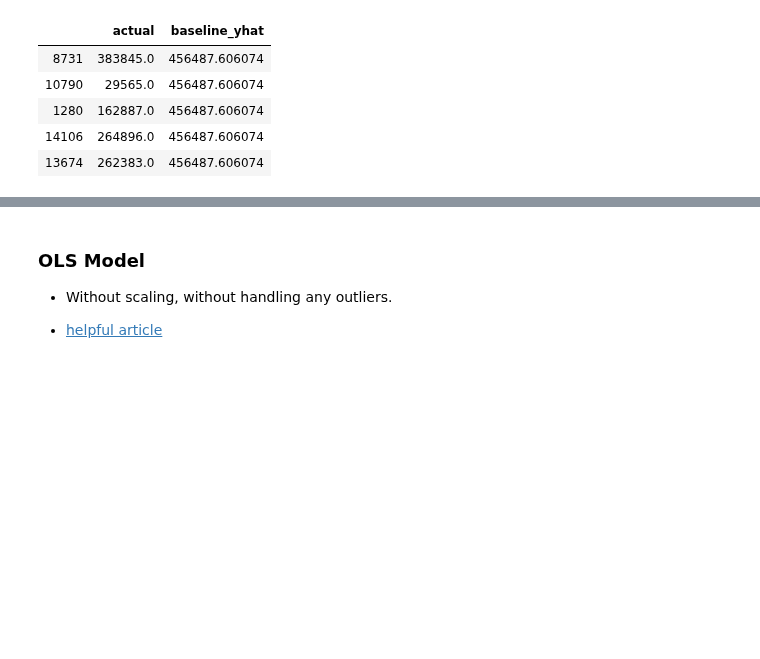
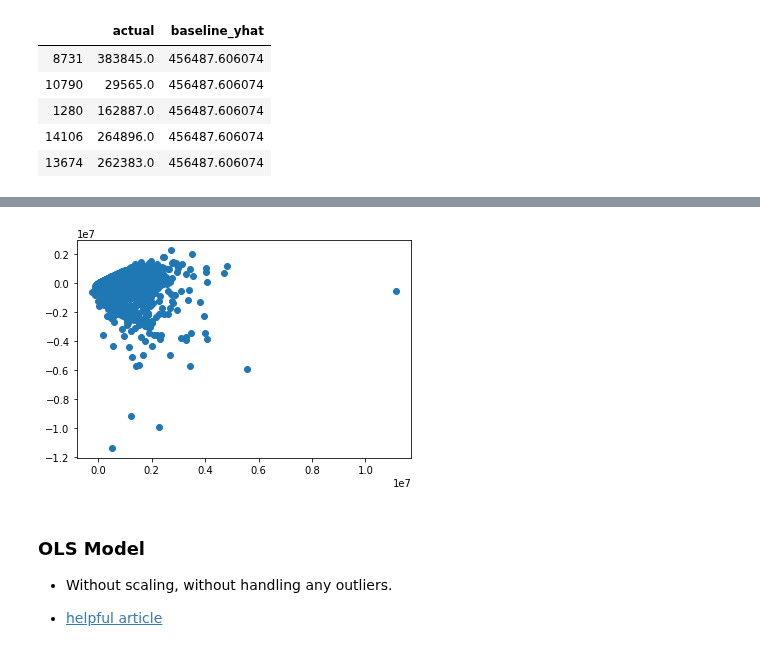
Before and after one commit to faithkane3/zillow_project, a Jupyter notebook: zillow_project_walkthrough.ipynb, the cells around one changed output, grey strips where cells are left out. Saved outputs shown, nothing was run; the diff lists cells and outputs as text; code cells hidden in the pictures; blank space fills up the shorter version.

```diff
--- a/zillow_project_walkthrough.ipynb
+++ b/zillow_project_walkthrough.ipynb
@@ -298,3 +319,10 @@ ols_eval.head()
+# %%
+# plt.scatter(np.log(ols_eval.ols_yhat), np.log(ols_eval.residuals))
+plt.scatter(ols_eval.ols_yhat, ols_eval.residuals)
+
+plt.show()
+# %% [output]
+[figure, added]
 # %% [markdown]
 <a id='ols_model'></a>
 ### OLS Model
```
Also changed, not shown: parts of 3 cells of this notebook, 2 other files.
